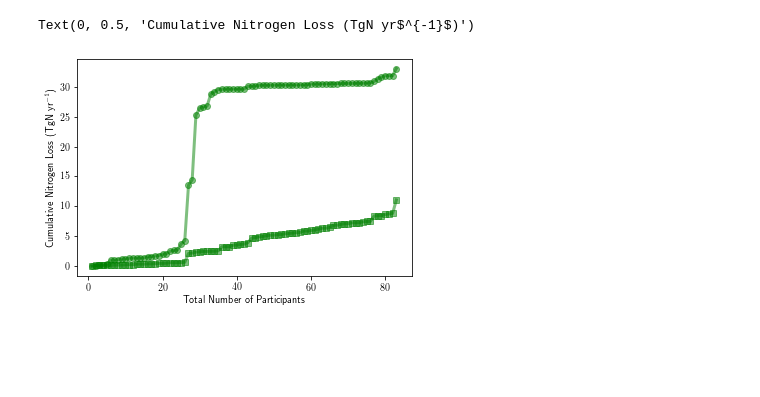
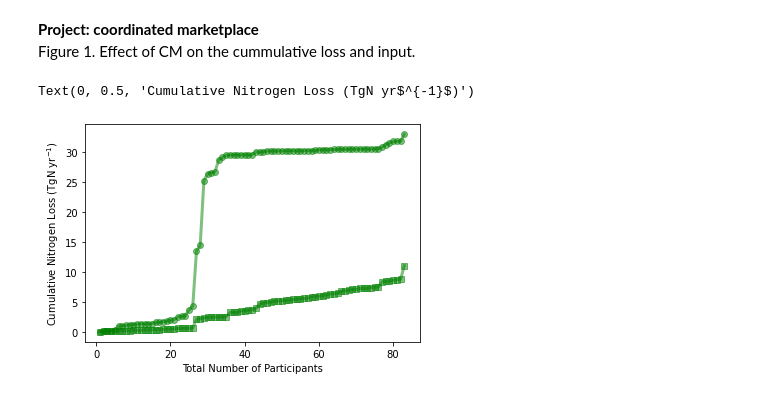
Before and after one commit to wliao-422/Making-Nice-Figures, a Jupyter notebook: Figure_Plotting.ipynb, the cells around one changed output. Cells and saved outputs as stored; diff of their text form; code cells hidden in the pictures; blank space fills up the shorter version.

```diff
--- a/Figure_Plotting.ipynb
+++ b/Figure_Plotting.ipynb
@@ -1,25 +1,29 @@
+# %% [markdown]
+**Project: coordinated marketplace**
+Figure 1. Effect of CM on the cummulative loss and input.
 # %%
 import numpy as np
 import pandas as pd
 import matplotlib.pyplot as plt
 import os as os
+import seaborn as sns
 
-# os.chdir('')
+os.chdir('/Users/wenyingliao/Dropbox/Git_wliao/Python_projects/Making_Nice_Figures/Coordinated_Market/Data')
 fig1dat = pd.read_csv ('fig1dat.csv')
 # print(fig1dat)
 plt.plot(fig1dat["n"], fig1dat["NLoldrank"], 'g-o', alpha=0.5, linewidth=3)
 plt.plot(fig1dat["n"], fig1dat["NLcdrank"], 'g-s', alpha=0.5, linewidth=3)
 plt.xlabel('Total Number of Participants')
 plt.ylabel('Cumulative Nitrogen Loss (TgN yr$^{-1}$)')
 
 # plt.show()
 
 # plt.plot(fig1dat["n"], fig1dat["NFoldrank"], alpha=0.5, color='tab:blue',linewidth=3)
 # plt.plot(fig1dat["n"], fig1dat["NFcdrank"], alpha=0.5, color='tab:blue',linewidth=3,linestyle='-.')
 # plt.xlabel('Total Number of Participants')
 # plt.ylabel('Cumulative Nitrogen Input (TgN yr$^{-1}$)')
 
 # plt.show()
 # %% [output]
 Text(0, 0.5, 'Cumulative Nitrogen Loss (TgN yr$^{-1}$)')
-[figure, old version]
+[figure, new version]
```
Also changed, not shown: parts of 11 cells of this notebook.
